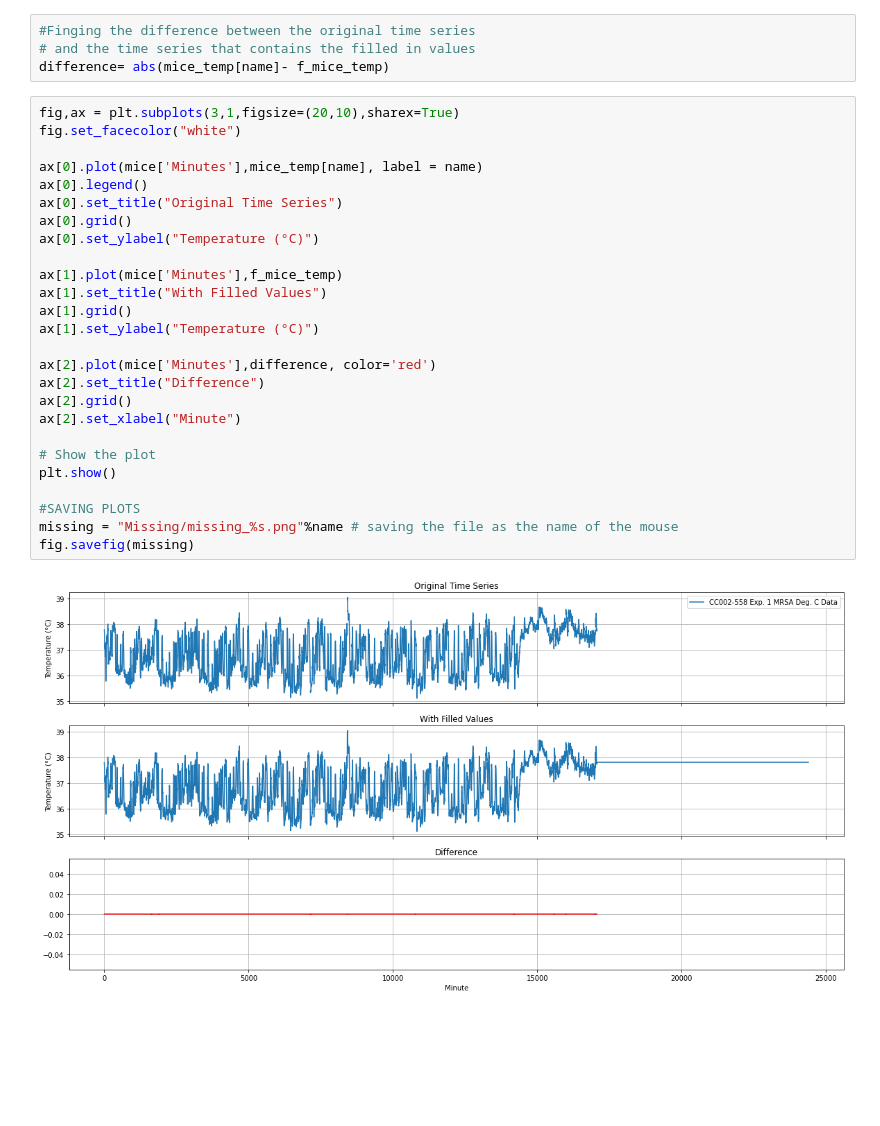
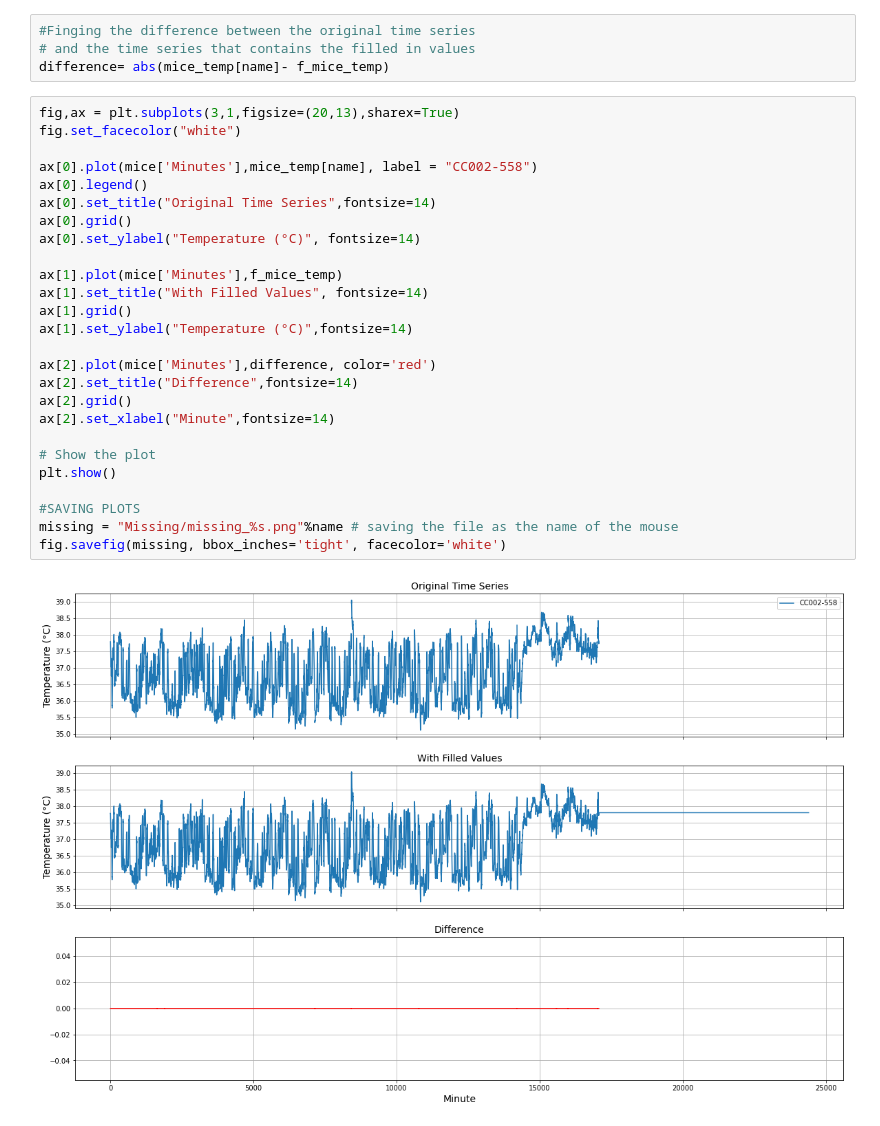
Before and after one commit to sheyaa/caterpillar_mset, a Jupyter notebook: mice_fill_missing_values.ipynb, the cells around one changed output. Cells and saved outputs as stored; diff of their text form; blank space fills up the shorter version.

```diff
--- a/mice_fill_missing_values.ipynb
+++ b/mice_fill_missing_values.ipynb
@@ -250,30 +250,30 @@ fig.savefig(fill2)
 # and the time series that contains the filled in values
 difference= abs(mice_temp[name]- f_mice_temp)
 # %%
-fig,ax = plt.subplots(3,1,figsize=(20,10),sharex=True)
+fig,ax = plt.subplots(3,1,figsize=(20,13),sharex=True)
 fig.set_facecolor("white")
 
-ax[0].plot(mice['Minutes'],mice_temp[name], label = name)
+ax[0].plot(mice['Minutes'],mice_temp[name], label = "CC002-558")
 ax[0].legend()
-ax[0].set_title("Original Time Series")
+ax[0].set_title("Original Time Series",fontsize=14)
 ax[0].grid()
-ax[0].set_ylabel("Temperature (°C)")
+ax[0].set_ylabel("Temperature (°C)", fontsize=14)
 
 ax[1].plot(mice['Minutes'],f_mice_temp)
-ax[1].set_title("With Filled Values")
+ax[1].set_title("With Filled Values", fontsize=14)
 ax[1].grid()
-ax[1].set_ylabel("Temperature (°C)")
+ax[1].set_ylabel("Temperature (°C)",fontsize=14)
 
 ax[2].plot(mice['Minutes'],difference, color='red')
-ax[2].set_title("Difference")
+ax[2].set_title("Difference",fontsize=14)
 ax[2].grid()
-ax[2].set_xlabel("Minute")
+ax[2].set_xlabel("Minute",fontsize=14)
 
 # Show the plot
 plt.show()
 
 #SAVING PLOTS
 missing = "Missing/missing_%s.png"%name # saving the file as the name of the mouse
-fig.savefig(missing)
+fig.savefig(missing, bbox_inches='tight', facecolor='white')
 # %% [output]
-[figure, old version]
+[figure, new version]
```
Also changed, not shown: parts of 3 cells of this notebook, 4 other files.
